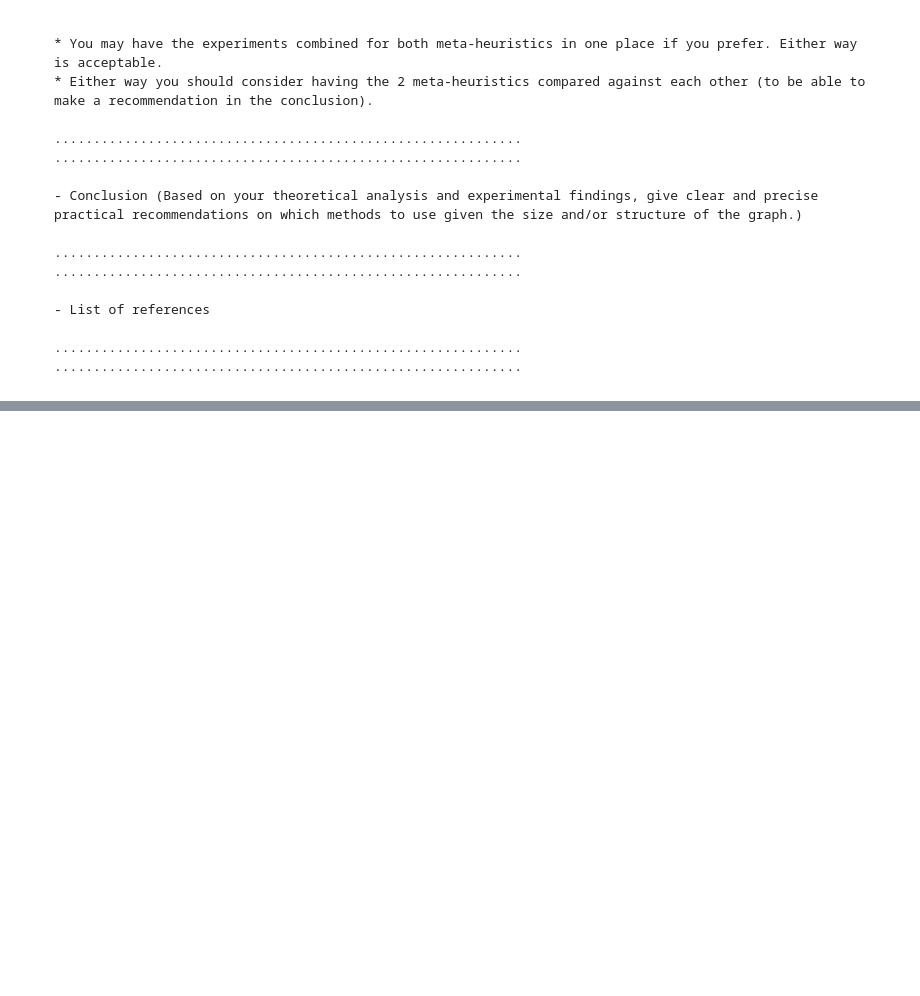
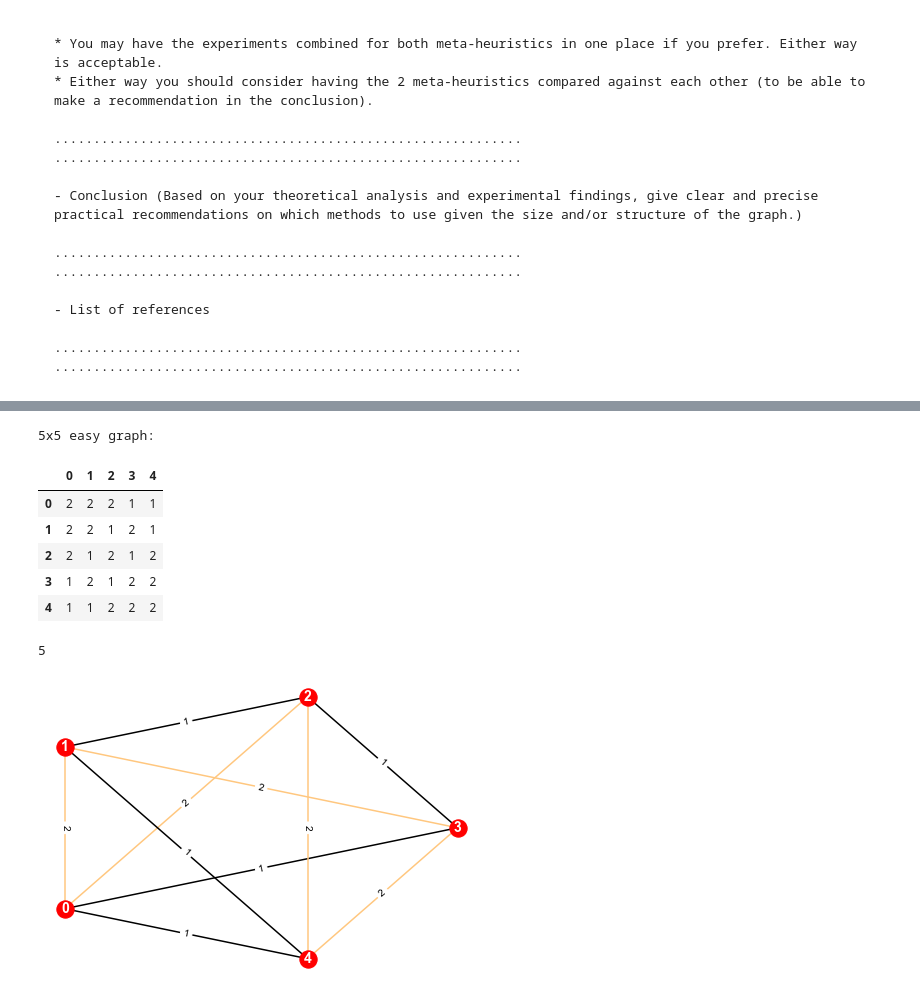
Before and after one commit to rm-green/GeneticAlgorithm, a Jupyter notebook: group9-portfolio.ipynb, the cells around one changed output, grey strips where cells are left out. Drawn from its saved outputs; the diff is of its cells as text; code cells hidden in the pictures; blank space fills up the shorter version.

```diff
--- a/group9-portfolio.ipynb
+++ b/group9-portfolio.ipynb
@@ -253,0 +319,17 @@ Ditto for Meta-heuristic 2
+# %%
+new_cycle = twoopt(G)
+new_graph = copy.deepcopy(G)
+new_graph.vertices = new_cycle
+show(new_graph)
+draw(new_graph)
+cost(new_graph, new_cycle)
+# %% [output]
+5x5 easy graph:
+|  | 0 | 1 | 2 | 3 | 4 |
+| 0 | 2 | 2 | 2 | 1 | 1 |
+| 1 | 2 | 2 | 1 | 2 | 1 |
+| 2 | 2 | 1 | 2 | 1 | 2 |
+| 3 | 1 | 2 | 1 | 2 | 2 |
+| 4 | 1 | 1 | 2 | 2 | 2 |
+5
+[figure, added]
```
Also changed, not shown: parts of 3 cells of this notebook.
